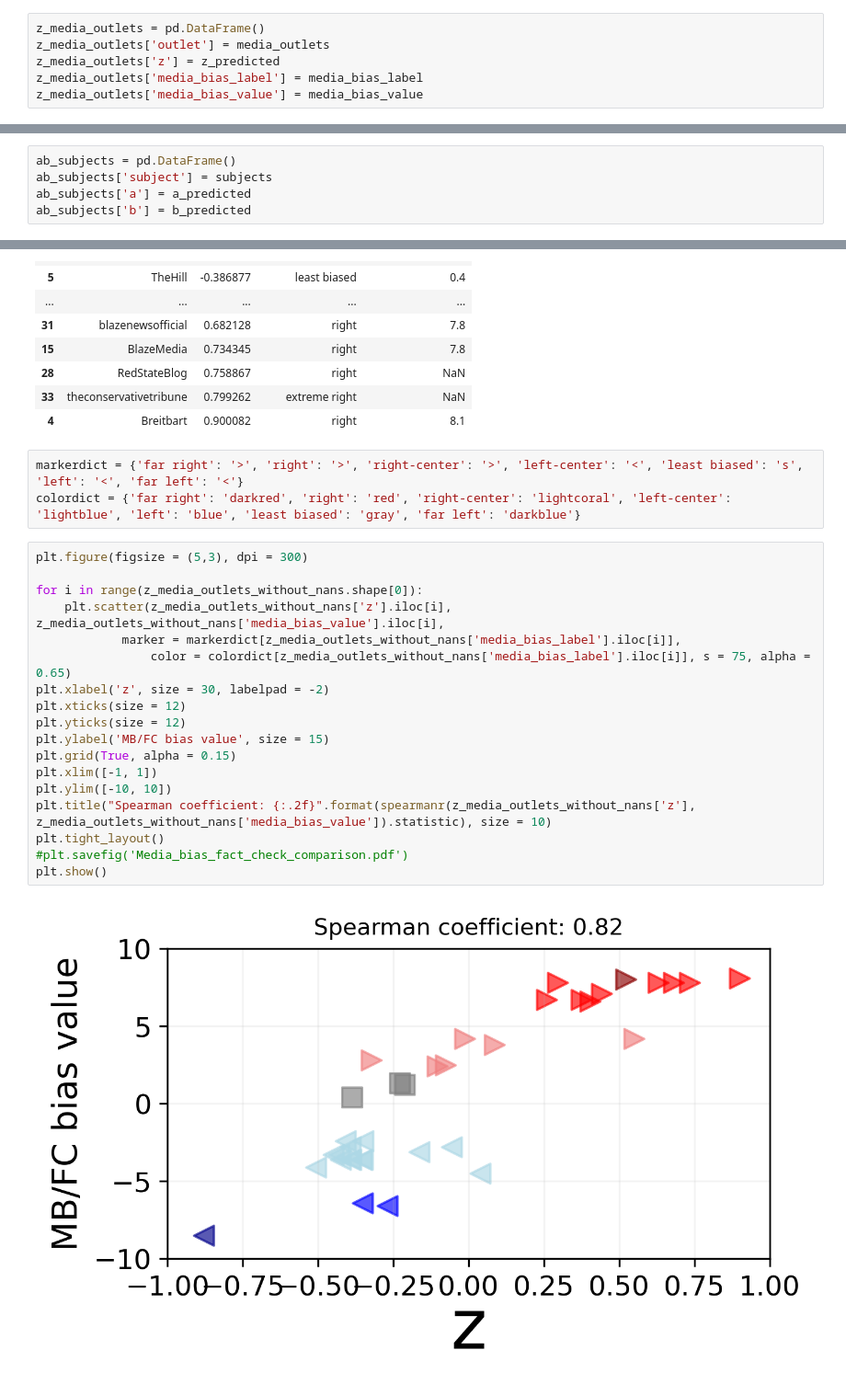
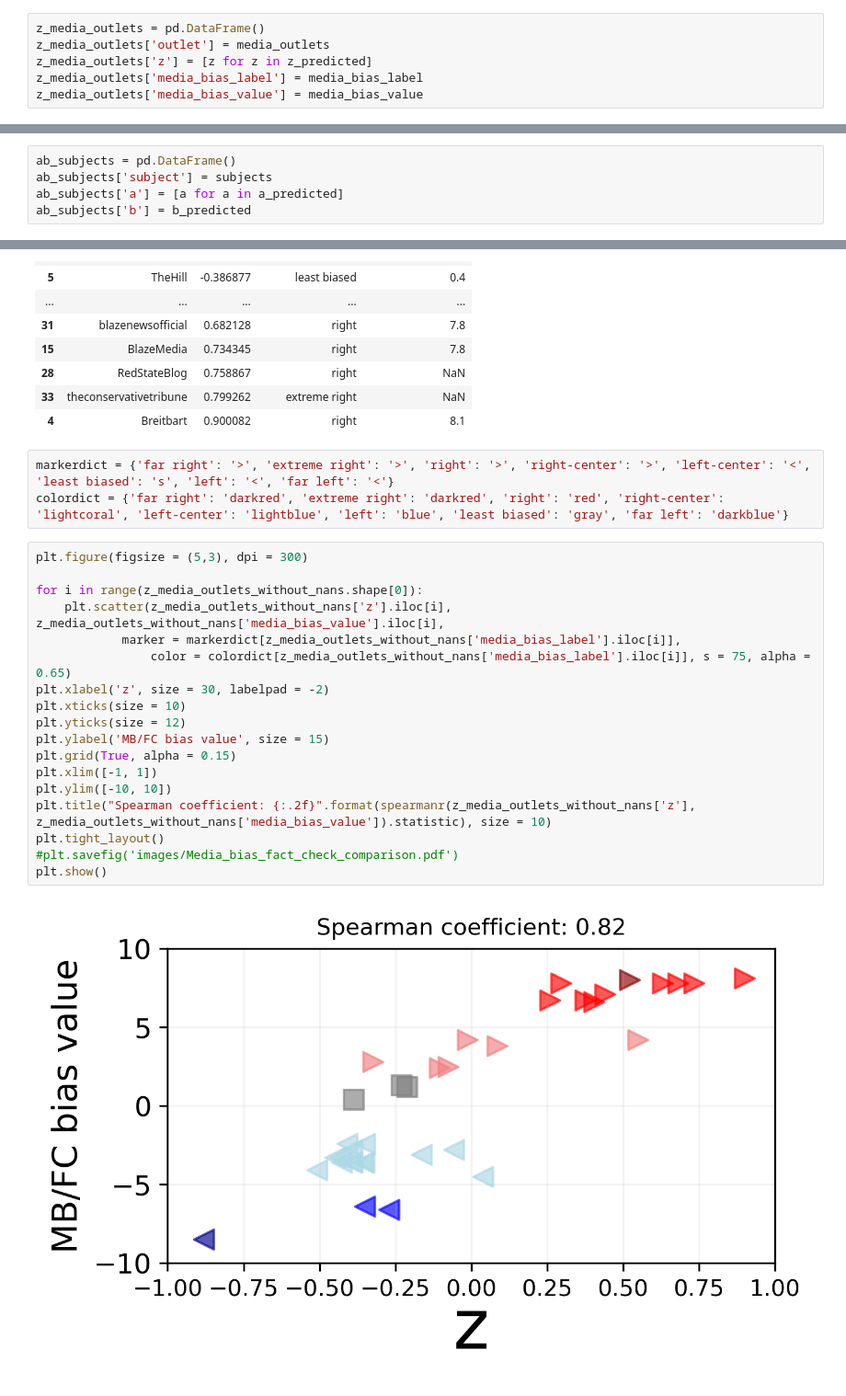
Before and after one commit to spinto88/TheoreticalFrameworkSentimentBias, a Jupyter notebook: DataFitting.ipynb, the cells around one changed output, grey strips where cells are left out. Shown at 92% size. Saved outputs shown, nothing was run; the diff lists cells and outputs as text.

```diff
--- a/DataFitting.ipynb
+++ b/DataFitting.ipynb
@@ -117,7 +117,7 @@ Data frames value predicted:
 # %%
 z_media_outlets = pd.DataFrame()
 z_media_outlets['outlet'] = media_outlets
-z_media_outlets['z'] = z_predicted
+z_media_outlets['z'] = [z for z in z_predicted]
 z_media_outlets['media_bias_label'] = media_bias_label
 z_media_outlets['media_bias_value'] = media_bias_value
 # %%
@@ -147,7 +147,7 @@ plt.show()
 # %%
 ab_subjects = pd.DataFrame()
 ab_subjects['subject'] = subjects
-ab_subjects['a'] = a_predicted
+ab_subjects['a'] = [a for a in a_predicted]
 ab_subjects['b'] = b_predicted
 # %%
 ab_subjects.sort_values('a', inplace=True)
@@ -232,25 +232,25 @@ z_media_outlets
 | 33 | theconservativetribune | 0.799262 | extreme right | NaN |
 | 4 | Breitbart | 0.900082 | right | 8.1 |
 # %%
-markerdict = {'far right': '>', 'right': '>', 'right-center': '>', 'left-center': '<', 'least biased': 's', 'left': '<', 'far left': '<'}
-colordict = {'far right': 'darkred', 'right': 'red', 'right-center': 'lightcoral', 'left-center': 'lightblue', 'left': 'blue', 'least biased': 'gray', 'far left': 'darkblue'}
+markerdict = {'far right': '>', 'extreme right': '>', 'right': '>', 'right-center': '>', 'left-center': '<', 'least biased': 's', 'left': '<', 'far left': '<'}
+colordict = {'far right': 'darkred', 'extreme right': 'darkred', 'right': 'red', 'right-center': 'lightcoral', 'left-center': 'lightblue', 'left': 'blue', 'least biased': 'gray', 'far left': 'darkblue'}
 # %%
 plt.figure(figsize = (5,3), dpi = 300)
 
 for i in range(z_media_outlets_without_nans.shape[0]):
     plt.scatter(z_media_outlets_without_nans['z'].iloc[i], z_media_outlets_without_nans['media_bias_value'].iloc[i],
             marker = markerdict[z_media_outlets_without_nans['media_bias_label'].iloc[i]],
                 color = colordict[z_media_outlets_without_nans['media_bias_label'].iloc[i]], s = 75, alpha = 0.65)
 plt.xlabel('z', size = 30, labelpad = -2)
-plt.xticks(size = 12)
+plt.xticks(size = 10)
 plt.yticks(size = 12)
 plt.ylabel('MB/FC bias value', size = 15)
 plt.grid(True, alpha = 0.15)
 plt.xlim([-1, 1])
 plt.ylim([-10, 10])
 plt.title("Spearman coefficient: {:.2f}".format(spearmanr(z_media_outlets_without_nans['z'], z_media_outlets_without_nans['media_bias_value']).statistic), size = 10)
 plt.tight_layout()
-#plt.savefig('Media_bias_fact_check_comparison.pdf')
+#plt.savefig('images/Media_bias_fact_check_comparison.pdf')
 plt.show()
 # %% [output]
-[figure, old version]
+[figure, new version]
```
Also changed, not shown: parts of 3 cells of this notebook, 2 other files.
